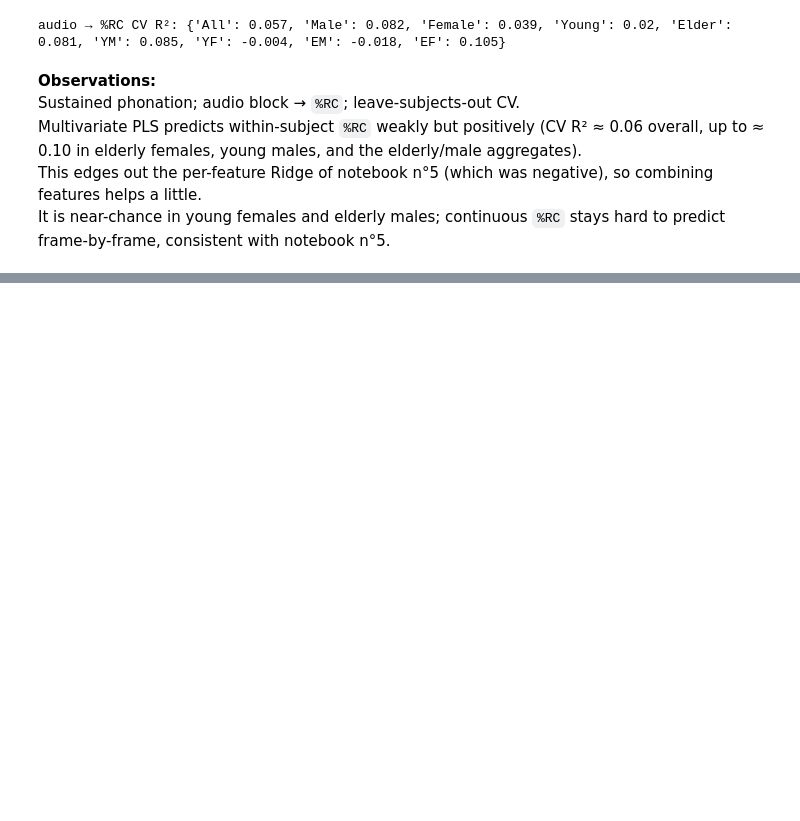
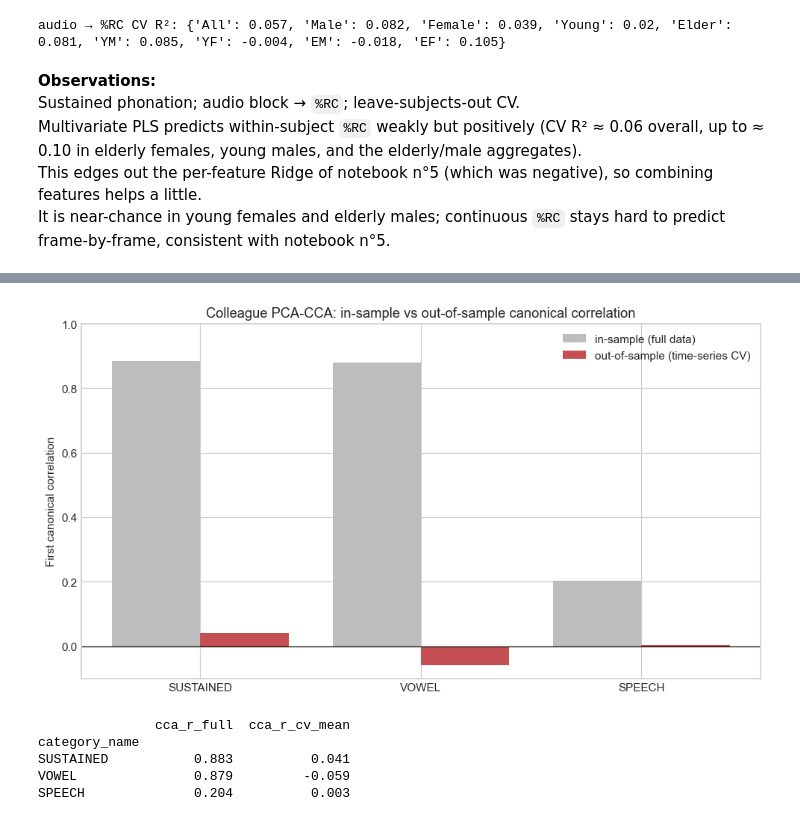
Before and after one commit to Frasavenix/Respiratory-Volumes-and-Speech-pneumophonic_pipeline, a Jupyter notebook: notebooks/08_M3_multivariate_coupling.ipynb, the cells around one changed output, grey strips where cells are left out. Cells and saved outputs as stored; diff of their text form; code cells hidden in the pictures; blank space fills up the shorter version.

```diff
--- a/notebooks/08_M3_multivariate_coupling.ipynb
+++ b/notebooks/08_M3_multivariate_coupling.ipynb
@@ -123,0 +131,26 @@ It is near-chance in young females and elderly males; continuous `%RC` stays har
+# %%
+import pandas as pd
+MV = REPO / "data_target" / "healthy_subjects" / "figures" / "multivariate"
+cca_csv = MV / "pca_cca" / "PCA_CCA_Subject_Results_healthy_subjects.csv"
+if not cca_csv.exists():
+    print("Run scripts/robust_pca_cca_pipeline.py first (writes to data_target/.../multivariate/pca_cca).")
+else:
+    cca = pd.read_csv(cca_csv, sep=';')
+    g = cca.groupby('category_name')[['cca_r_full', 'cca_r_cv_mean']].mean()
+    g = g.reindex([c for c in ['SUSTAINED', 'VOWEL', 'SPEECH'] if c in g.index])
+    x = np.arange(len(g)); w = 0.4
+    fig, ax = plt.subplots(figsize=(9, 5))
+    ax.bar(x - w/2, g['cca_r_full'], w, label='in-sample (full data)', color='#bdbdbd')
+    ax.bar(x + w/2, g['cca_r_cv_mean'], w, label='out-of-sample (time-series CV)', color='#c44e52')
+    ax.axhline(0, color='black', lw=0.8); ax.set_ylim(-0.1, 1.0)
+    ax.set_xticks(x); ax.set_xticklabels(g.index); ax.set_ylabel('First canonical correlation')
+    ax.set_title('Colleague PCA-CCA: in-sample vs out-of-sample canonical correlation')
+    ax.legend(); plt.tight_layout(); plt.show()
+    print(g.round(3))
+# %% [output]
+[figure, added]
+               cca_r_full  cca_r_cv_mean
+category_name
+SUSTAINED           0.883          0.041
+VOWEL               0.879         -0.059
+SPEECH              0.204          0.003
```
Also changed, not shown: parts of 7 cells of this notebook, 2 other files.
